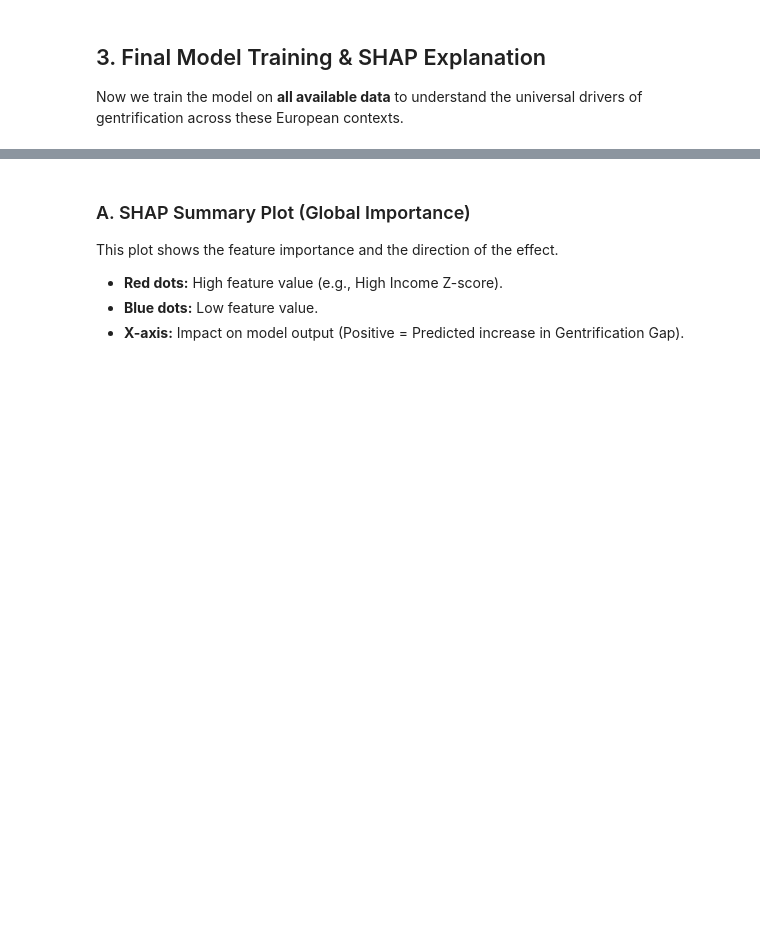
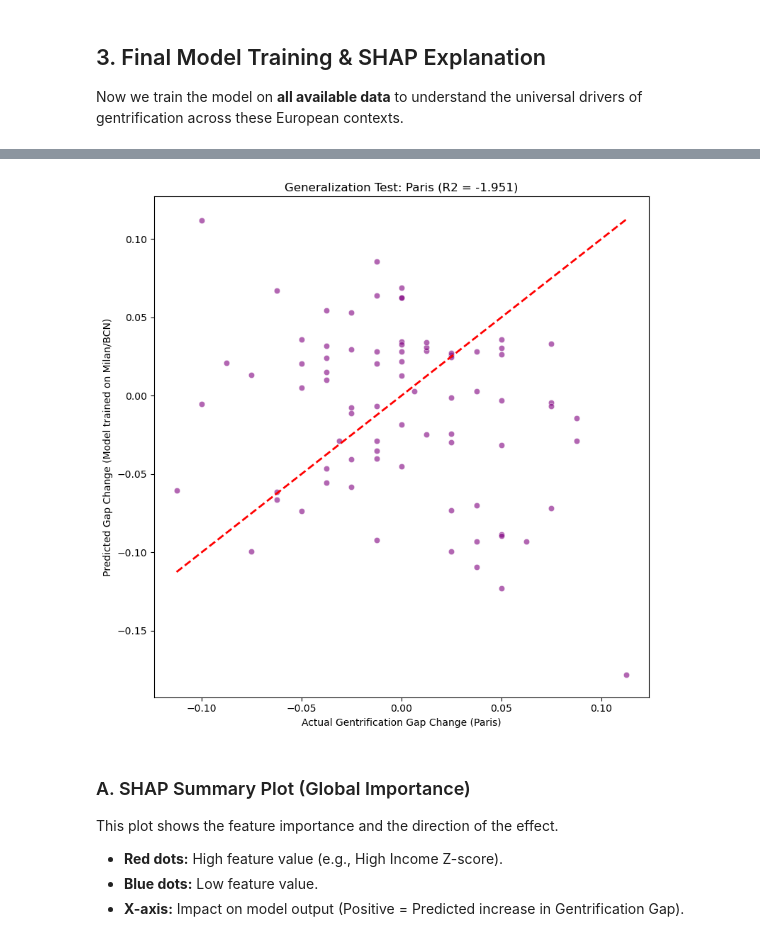
Before and after one commit to Androm3d/DALAS-gentrification-analysis, a Jupyter notebook: notebooks/RFandSHAP.ipynb, the cells around one changed output, grey strips where cells are left out. Drawn from its saved outputs; the diff is of its cells as text; code cells hidden in the pictures; blank space fills up the shorter version.

```diff
--- a/notebooks/RFandSHAP.ipynb
+++ b/notebooks/RFandSHAP.ipynb
@@ -139,55 +184,65 @@ ValueError: Found array with 0 sample(s) (shape=(0, 5)) while a minimum of 1 is
 ## 3. Final Model Training & SHAP Explanation
 Now we train the model on **all available data** to understand the universal drivers of gentrification across these European contexts.
 # %%
+# --- 3. STRICT GENERALIZATION TRAINING (The "Coworker Strategy") ---
 
-# Train on Full Dataset
-X_full = model_df[features]
-y_full = model_df[target]
+# 1. Split the world: Training (Milan + BCN) vs Generalization (Paris)
+train_df = model_df[model_df['city'].isin(['Milan', 'Barcelona'])].copy()
+test_df  = model_df[model_df['city'] == 'Paris'].copy()
 
-'''
-print("--- Starting Hyperparameter Tuning (Grid Search) ---")
+print(f"Training on: {train_df['city'].unique()} ({len(train_df)} rows)")
+print(f"Testing on:  {test_df['city'].unique()} ({len(test_df)} rows)")
 
-# 1. Define the "Grid" of options to test
+X_train = train_df[features]
+y_train = train_df[target]
+X_test  = test_df[features]
+y_test  = test_df[target]
+
+# 2. Hyperparameter Tuning (CV only on Milan + BCN)
+# We use K-Fold here to find the best settings for Southern Europe
+from sklearn.model_selection import GridSearchCV
+
 param_grid = {
-    'n_estimators': [50],# [50, 100, 200],      # Number of trees
-    'max_depth': [5],# [5, 10, 15, None],      # How deep the trees can grow (None = infinite)
-    'min_samples_leaf': [4],# [1, 2, 4],       # Minimum rows in a leaf (Higher = reduces overfitting)
-    'max_features': ['sqrt']# ['sqrt', 'log2']     # How many features to consider at each split
+    'n_estimators': [100, 200],
+    'max_depth': [10, 20, None],
+    'min_samples_leaf': [2, 4]
 }
 
-# 2. Setup the Search
-# We use 5-fold Cross Validation (cv=5) to ensure stability
-rf_base = RandomForestRegressor(random_state=1)
-
+rf_base = RandomForestRegressor(random_state=42)
 grid_search = GridSearchCV(
     estimator=rf_base,
     param_grid=param_grid,
-    cv=5,
-    scoring='r2',  # Optimize for R2 score
-    n_jobs=-1,     # Use all CPU cores
+    cv=5,                 # 5-Fold Split within Milan/BCN
+    scoring='r2',
+    n_jobs=-1,
     verbose=1
 )
 
-# 3. Run the Search (Train ~100 tiny models to find the best one)
-# We use X_full and y_full (all cities combined) or just X_train if you want to be strict
-grid_search.fit(X_full, y_full)
+print("--- Tuning Hyperparameters on Training Set ---")
+grid_search.fit(X_train, y_train)
 
-# 4. Get the Winner
-best_params = grid_search.best_params_
-print(f"\n✅ Best Parameters Found: {best_params}")
-print(f"Best CV R2 Score: {grid_search.best_score_:.4f}")
+# 3. Final Model Evaluation
+best_rf = grid_search.best_estimator_
+print(f"\nBest Parameters: {grid_search.best_params_}")
 
+# Predict on PARIS (The moment of truth)
+y_pred_paris = best_rf.predict(X_test)
+r2_paris = r2_score(y_test, y_pred_paris)
+rmse_paris = np.sqrt(mean_squared_error(y_test, y_pred_paris))
 
-# 5. Update your "Final Model" to use these winners automatically
-final_model = grid_search.best_estimator_
-print("Updated 'final_model' to use these optimized parameters.")
+print(f"\n🇫GENERALIZATION PERFORMANCE (PARIS):")
+print(f"R2 Score: {r2_paris:.4f}")
+print(f"RMSE:     {rmse_paris:.4f}")
 
-'''
-
-final_model = RandomForestRegressor(n_estimators=100, max_depth=10, random_state=1)
-final_model.fit(X_full, y_full)
-
-# Initialize SHAP Explainer
-# TreeExplainer is optimized for Random Forests
-explainer = shap.TreeExplainer(final_model)
-shap_values = explainer.shap_values(X_full)
+# --- FIGURE 6: Paris Prediction Scatter (Save this for report!) ---
+plt.figure(figsize=(8, 8))
+sns.scatterplot(x=y_test, y=y_pred_paris, alpha=0.6, color='purple')
+# Perfect prediction line
+plt.plot([y_test.min(), y_test.max()], [y_test.min(), y_test.max()], 'r--', lw=2)
+plt.xlabel("Actual Gentrification Gap Change (Paris)")
+plt.ylabel("Predicted Gap Change (Model trained on Milan/BCN)")
+plt.title(f"Generalization Test: Paris (R2 = {r2_paris:.3f})")
+plt.tight_layout()
+plt.savefig("../data/processed/paris_generalization_scatter.png", dpi=300)
+plt.show()
+# %% [output]
@@ -194,3 +259,4 @@ shap_values = explainer.shap_values(X_full)
+[figure, added]
 # %% [markdown]
 ### A. SHAP Summary Plot (Global Importance)
 This plot shows the feature importance and the direction of the effect.
```
Also changed, not shown: parts of 11 cells of this notebook, 3 other files.
